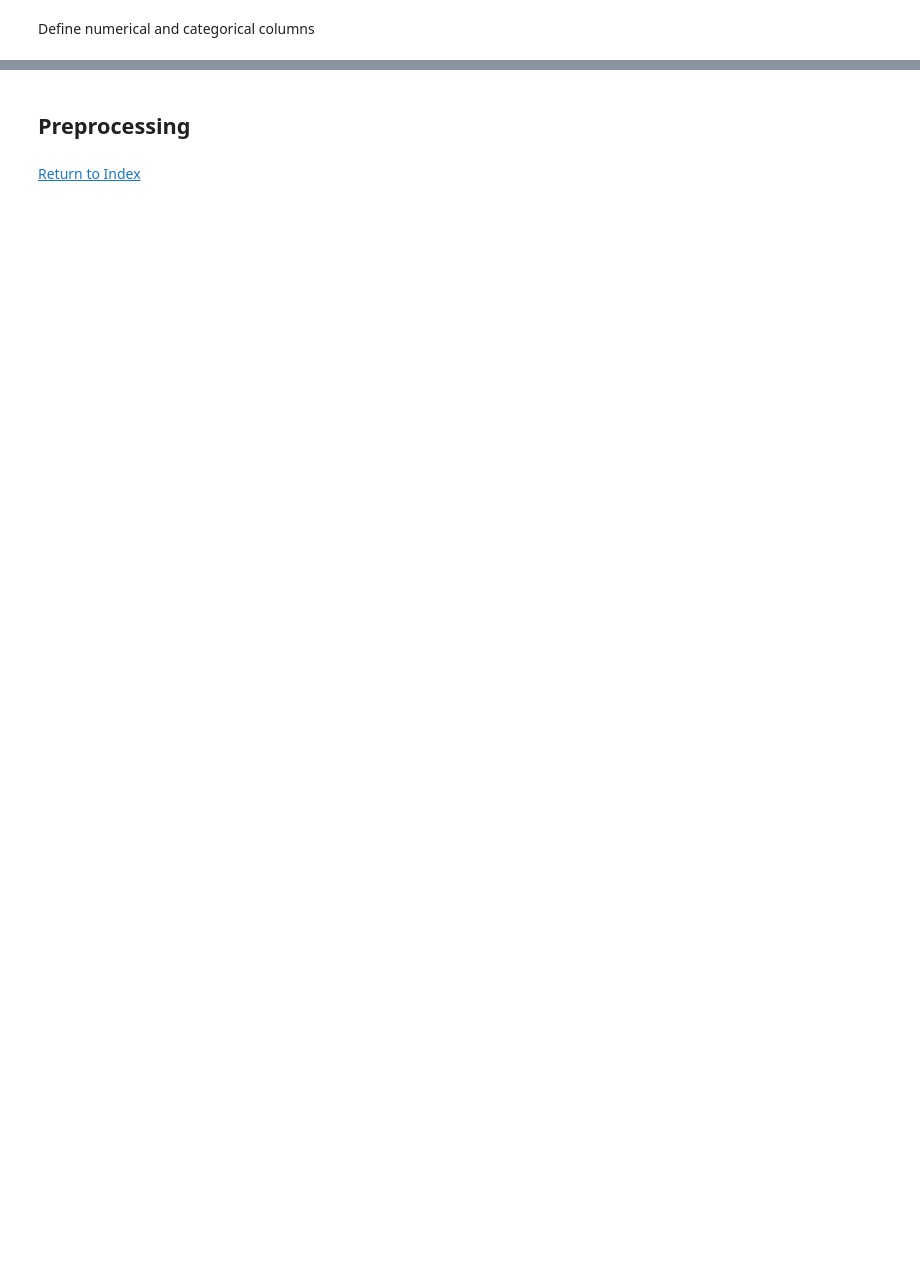
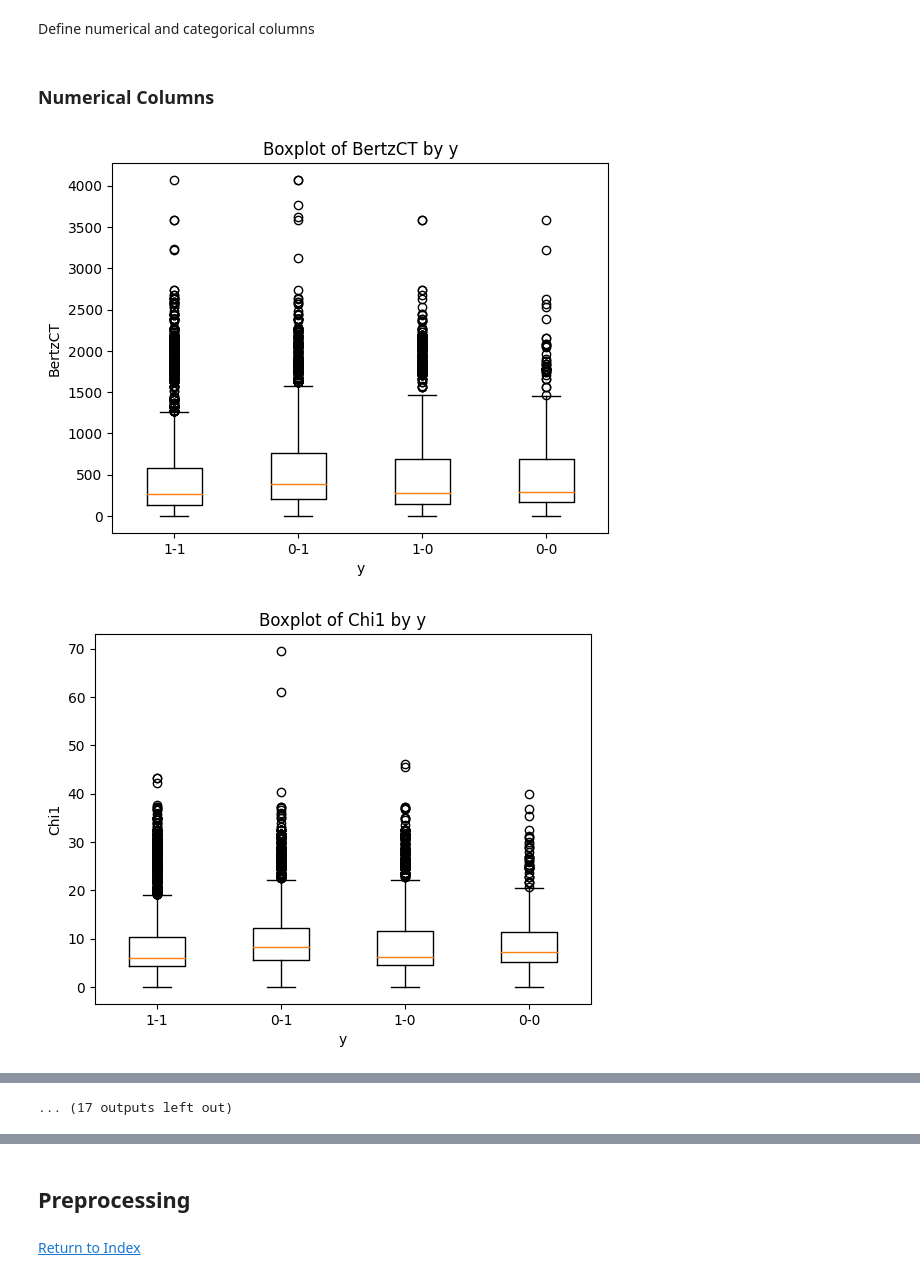
Before and after one commit to jorge96hs/playground_s03e18, a Jupyter notebook: notebooks/Explore Multi-Label Classification with an Enzyme Substrate Dataset.ipynb, the cells around one changed output, grey strips where cells are left out. Saved outputs shown, nothing was run; the diff lists cells and outputs as text; code cells hidden in the pictures; blank space fills up the shorter version.

```diff
--- a/notebooks/Explore Multi-Label Classification with an Enzyme Substrate Dataset.ipynb
+++ b/notebooks/Explore Multi-Label Classification with an Enzyme Substrate Dataset.ipynb
@@ -98,2 +117,23 @@ array([0, 1, 2, 3, 4, 5, 6, 8], dtype=int64)
 # %% [markdown]
 Define numerical and categorical columns
+# %%
+exclude_cols = ['id', 'EC1', 'EC2', 'EC3', 'EC4', 'EC5', 'EC6', 'y']
+categorical_cols = ['fr_COO', 'fr_COO2']
+numerical_cols = [col for col in train_data.columns if col not in exclude_cols + categorical_cols]
+# %% [markdown]
+### Numerical Columns
+# %%
+def boxplot_bytarget(df, cols, target_var, **kwargs):
+    ylabels = df[target_var].unique()
+
+    for i in range(len(cols)):
+        fig, ax = plt.subplots()
+        ax.boxplot([df[df[target_var] == ylabel][cols[i]] for ylabel in ylabels], **kwargs)
+
+        ax.set_ylabel(cols[i])
+        ax.set_xlabel(target_var)
+
+        ax.set_xticklabels(ylabels)
+
+        ax.set_title(f'Boxplot of {cols[i]} by {target_var}')
+        plt.show()
@@ -99,0 +174,5 @@ Define numerical and categorical columns
+# %%
+boxplot_bytarget(train_data, numerical_cols, 'y')
+# %% [output]
+[figure, added]
+[figure, added]
@@ -99,0 +189 @@ Define numerical and categorical columns
+... (17 outputs left out)
```
Also changed, not shown: parts of 32 cells of this notebook, 1 other file.
